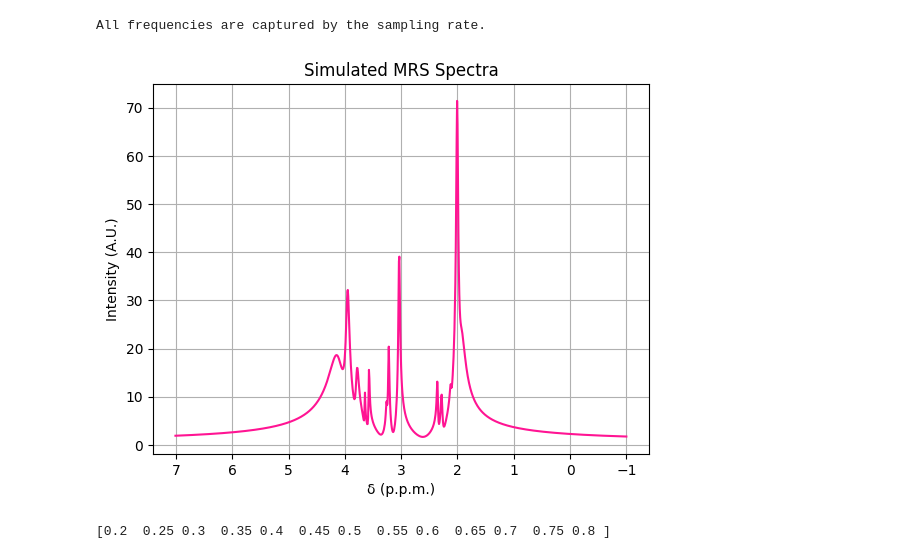
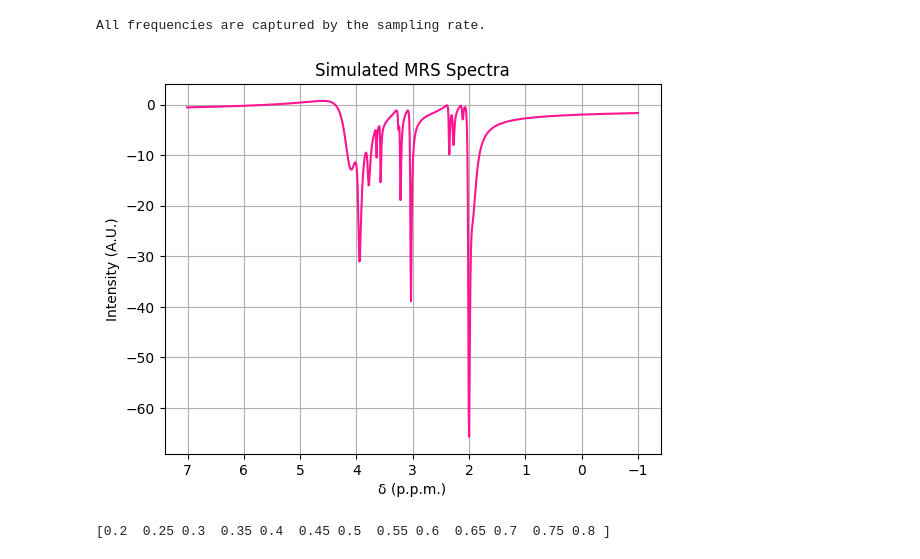
Before and after one commit to JoaoDell/MRI-study, a Jupyter notebook: examples/MPM/L_testing.ipynb, the cells around one changed output. Drawn from its saved outputs; the diff is of its cells as text; code cells hidden in the pictures.

Commit message:
feat : new feat to plot chem shifts function

```diff
--- a/examples/MPM/L_testing.ipynb
+++ b/examples/MPM/L_testing.ipynb
@@ -120,11 +120,11 @@ def plot_chem_shifts(freqs : np.ndarray,
 # %%
 pop = pymri.population(ws, t2s, M_0s, spins_phi)
 
 sig, t = pymri.population_transverse_decay(t0, tn, dt, pop, np.array([]))
 freqs, sig_fft = pymri.fourier_spectrum(sig, dt, B0)
-pymri.plot_chem_shifts(freqs, sig_fft, 1.0)
+pymri.plot_chem_shifts(freqs, sig_fft, 1.0, plot_type="real")
 # %% [output]
-[figure, old version]
+[figure, new version]
 # %%
 L = np.arange(start = 0.2, stop = 0.8, step = 0.05)
 print(L)
```
Also changed, not shown: 1 other file.
